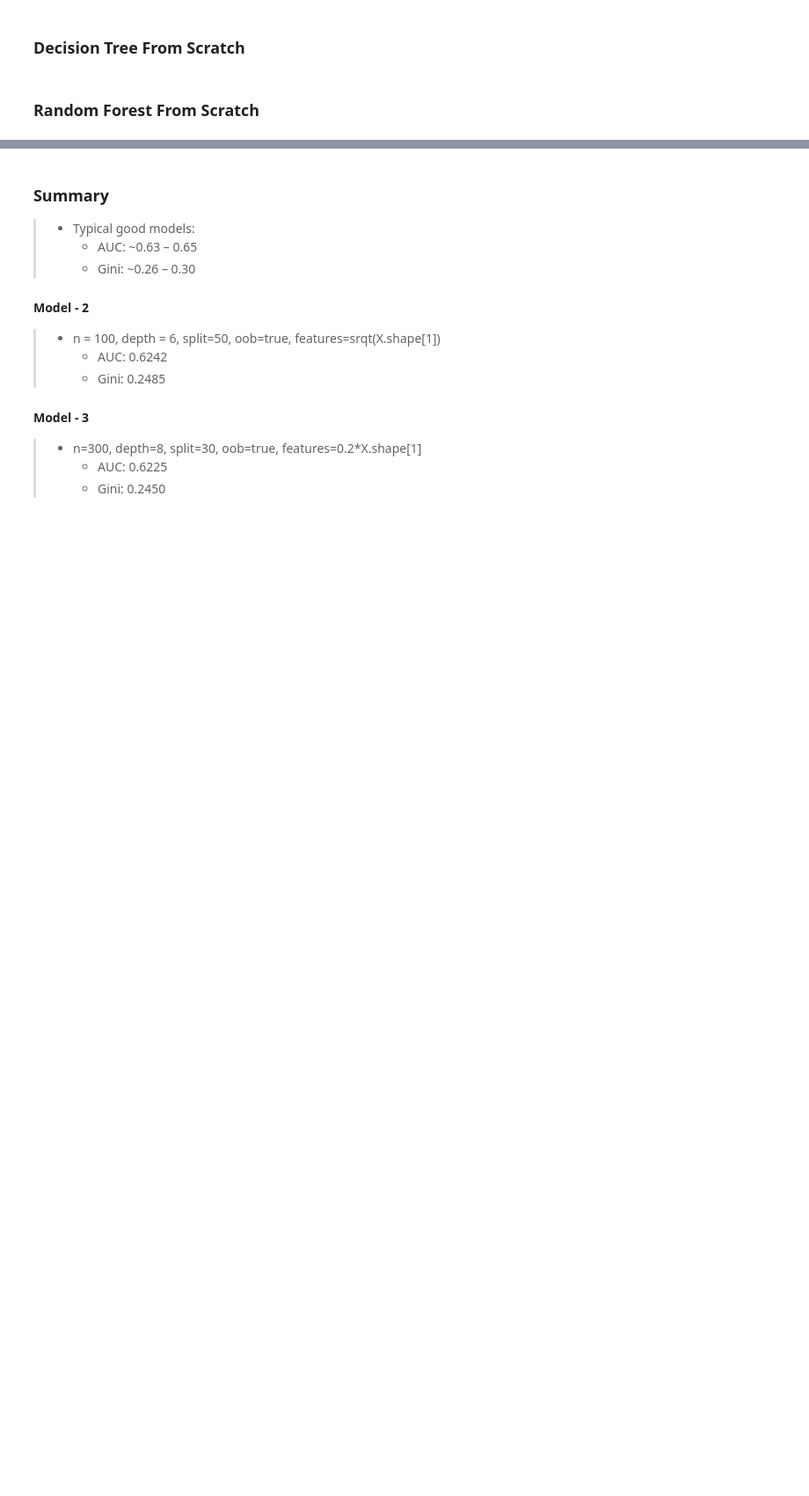
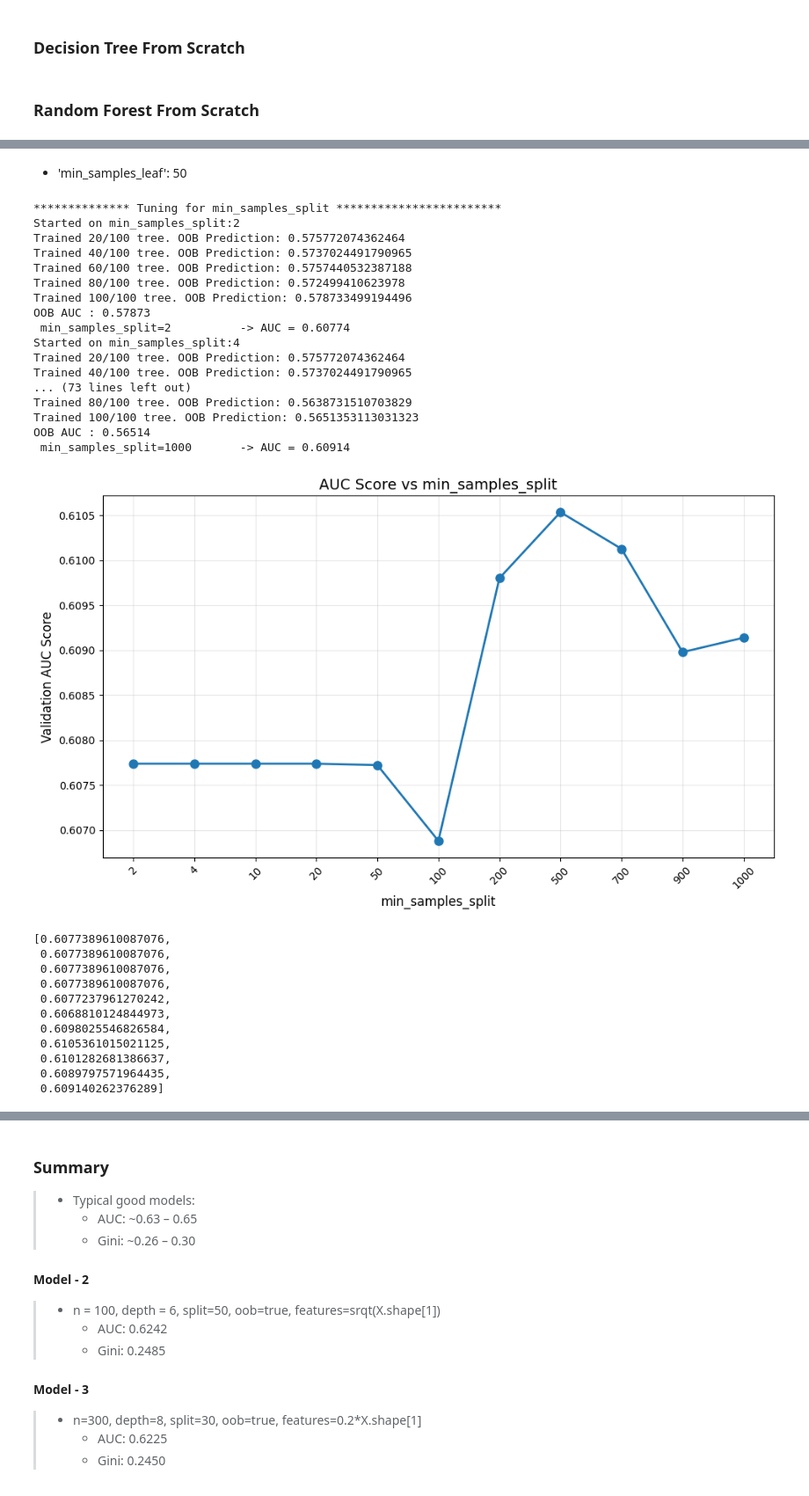
Before and after one commit to adarshanumula7/Insurance_Claim_Predictions, a Jupyter notebook: Models/Randon_Forest.ipynb, the cells around one changed output, grey strips where cells are left out. Shown at 88% size. Saved outputs shown, nothing was run; the diff lists cells and outputs as text; code cells hidden in the pictures; blank space fills up the shorter version.

```diff
--- a/Models/Randon_Forest.ipynb
+++ b/Models/Randon_Forest.ipynb
@@ -652,0 +793,36 @@ Gini Score for Model-3 : 0.24506666729160953
+# %% [markdown]
+- 'min_samples_leaf': 50
+# %%
+print("************** Tuning for min_samples_split ************************")
+param_values = [2, 4, 10, 20, 50, 100, 200, 500, 700, 900, 1000]
+tune_and_plot('min_samples_split', param_values, 'min_samples_split')
+# %% [output]
+************** Tuning for min_samples_split ************************
+Started on min_samples_split:2
+Trained 20/100 tree. OOB Prediction: 0.575772074362464
+Trained 40/100 tree. OOB Prediction: 0.5737024491790965
+Trained 60/100 tree. OOB Prediction: 0.5757440532387188
+Trained 80/100 tree. OOB Prediction: 0.572499410623978
+Trained 100/100 tree. OOB Prediction: 0.578733499194496
+OOB AUC : 0.57873
+ min_samples_split=2          -> AUC = 0.60774
+Started on min_samples_split:4
+Trained 20/100 tree. OOB Prediction: 0.575772074362464
+Trained 40/100 tree. OOB Prediction: 0.5737024491790965
+... (73 lines left out)
+Trained 80/100 tree. OOB Prediction: 0.5638731510703829
+Trained 100/100 tree. OOB Prediction: 0.5651353113031323
+OOB AUC : 0.56514
+ min_samples_split=1000       -> AUC = 0.60914
+[figure, added]
+[0.6077389610087076,
+ 0.6077389610087076,
+ 0.6077389610087076,
+ 0.6077389610087076,
+ 0.6077237961270242,
+ 0.6068810124844973,
+ 0.6098025546826584,
+ 0.6105361015021125,
+ 0.6101282681386637,
+ 0.6089797571964435,
+ 0.609140262376289]
```
Also changed, not shown: parts of 74 cells of this notebook.
